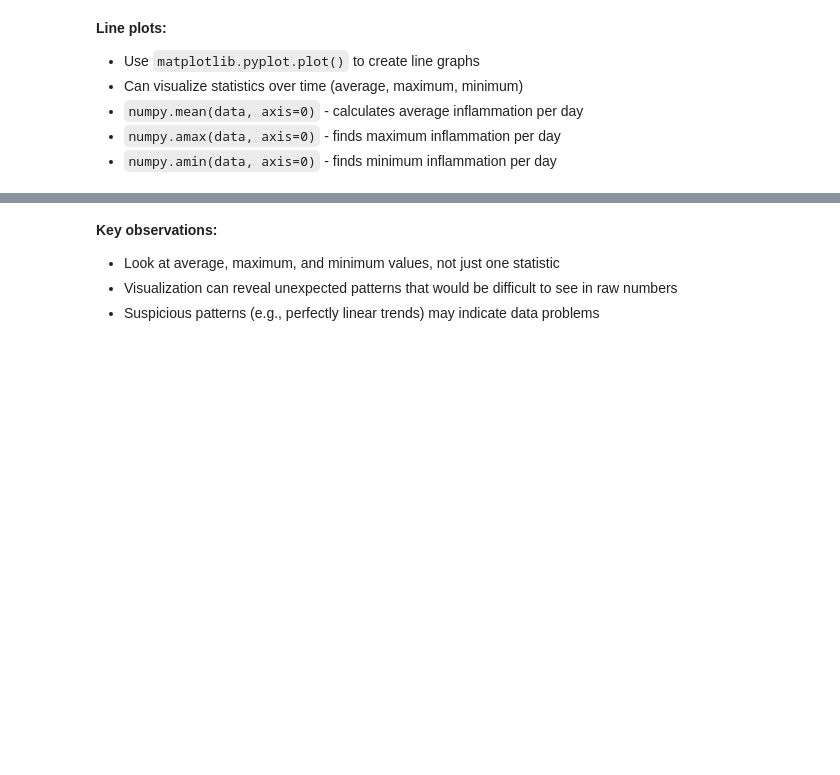
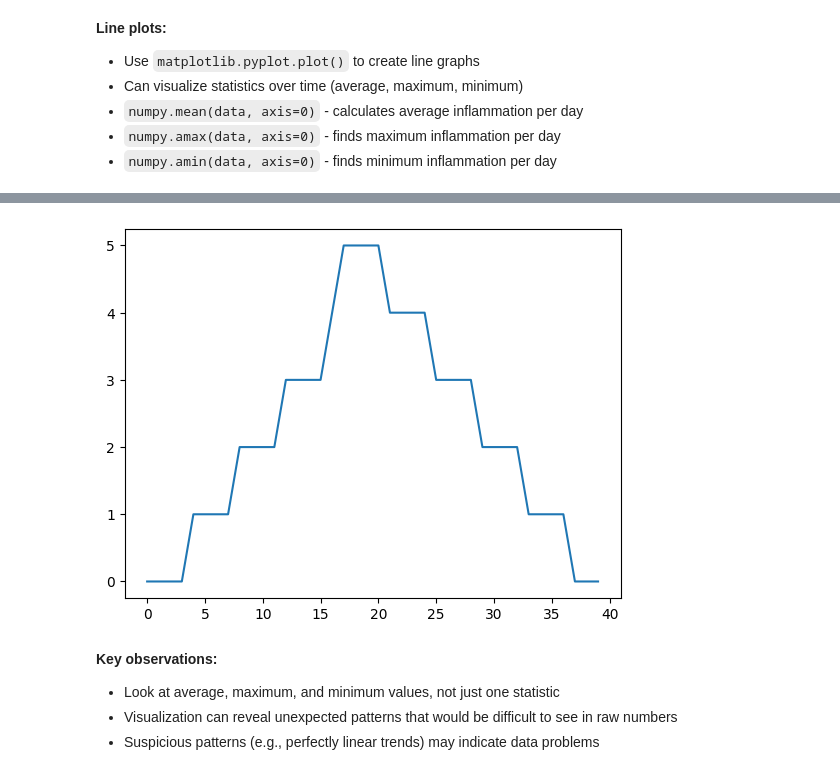
Before and after one commit to rmeeuwisse/swc-python, a Jupyter notebook: 03-visualizing-data.ipynb, the cells around one changed output, grey strips where cells are left out. Saved outputs shown, nothing was run; the diff lists cells and outputs as text; code cells hidden in the pictures; blank space fills up the shorter version.

```diff
--- a/03-visualizing-data.ipynb
+++ b/03-visualizing-data.ipynb
@@ -58,3 +66,10 @@ plotLinemin = matplotlib.pyplot.plot(numpy.amin(patientData1, axis=0))
+# %%
+# Make a line plot of min inflamation per day
+min_per_day = np.amin(data, axis=0)
+min_per_day.shape
+min_plot = plt.plot(min_per_day)
+# %% [output]
+[figure, added]
 # %% [markdown]
 **Key observations:**
 - Look at average, maximum, and minimum values, not just one statistic
```
Also changed, not shown: parts of 11 cells of this notebook.
